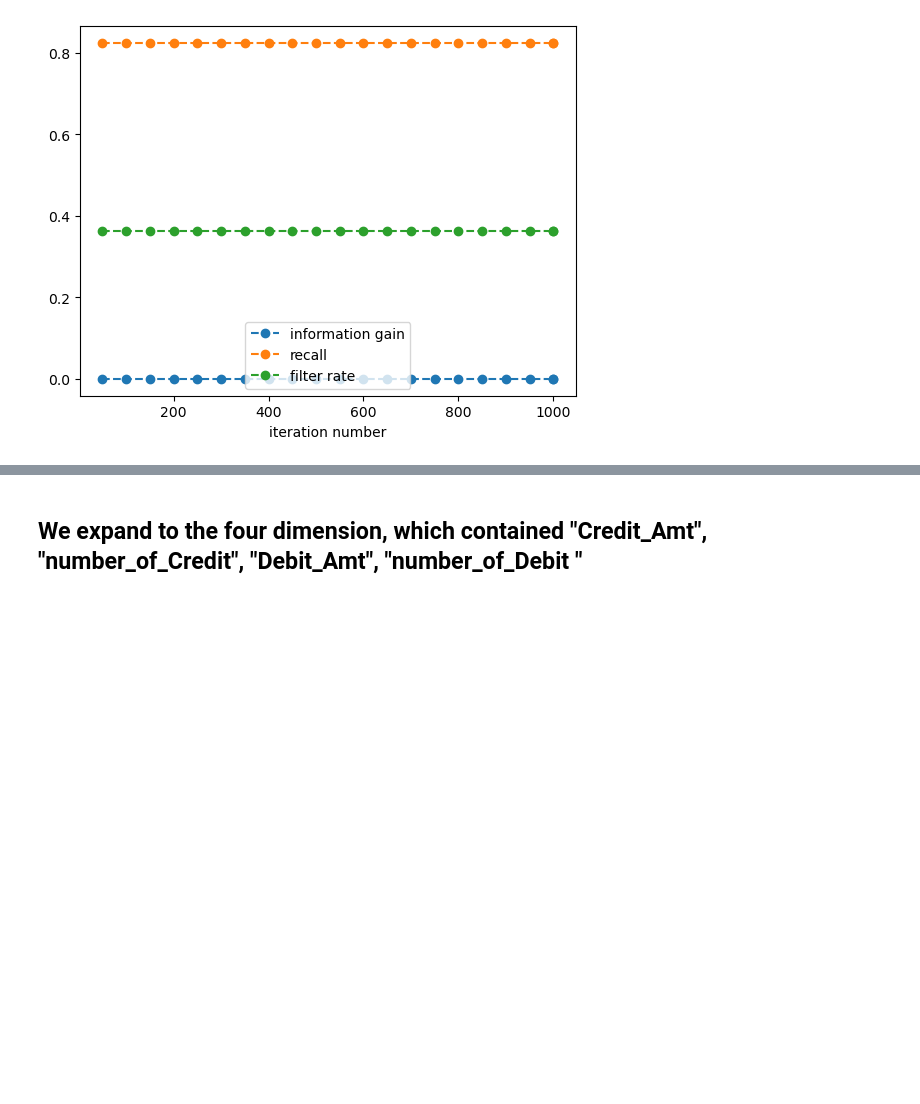
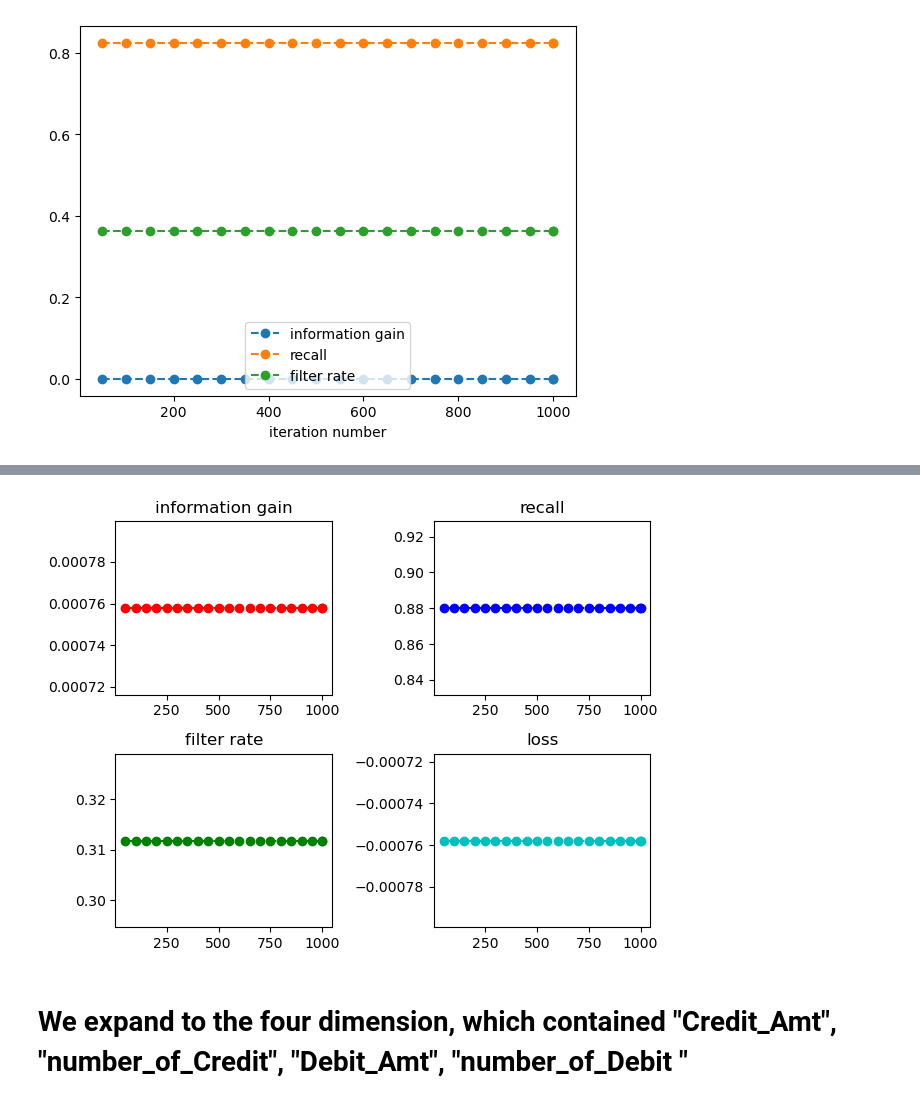
Before and after one commit to eason758/MetaEdge, a Jupyter notebook: 20221207_new_newton_method.ipynb, the cells around one changed output, grey strips where cells are left out. Cells and saved outputs as stored; diff of their text form; code cells hidden in the pictures; blank space fills up the shorter version.

```diff
--- a/20221207_new_newton_method.ipynb
+++ b/20221207_new_newton_method.ipynb
@@ -581,2 +663,6 @@ plot_seperator(results)
+# %%
+plot_seperator(results)
+# %% [output]
+[figure, added]
 # %% [markdown]
-## We expand to the four dimension, which contained "Credit_Amt", "number_of_Credit", "Debit_Amt", "number_of_Debit "
+# We expand to the four dimension, which contained "Credit_Amt", "number_of_Credit", "Debit_Amt", "number_of_Debit "
```
Also changed, not shown: parts of 9 cells of this notebook, 2 other files.
